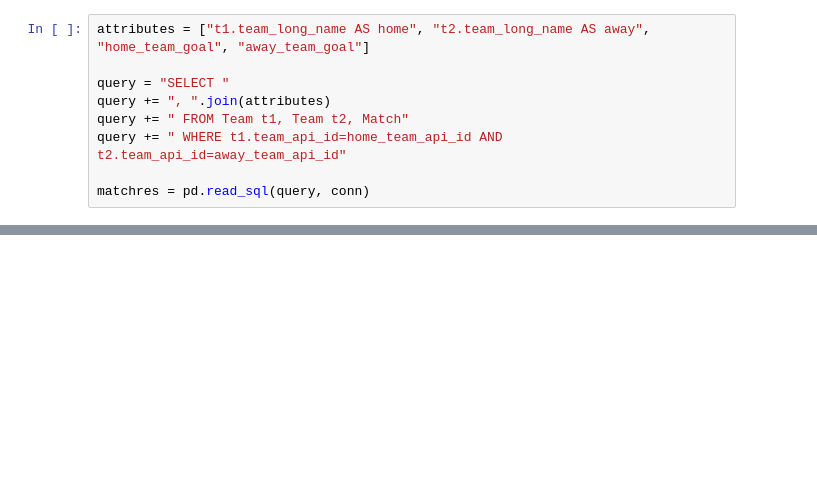
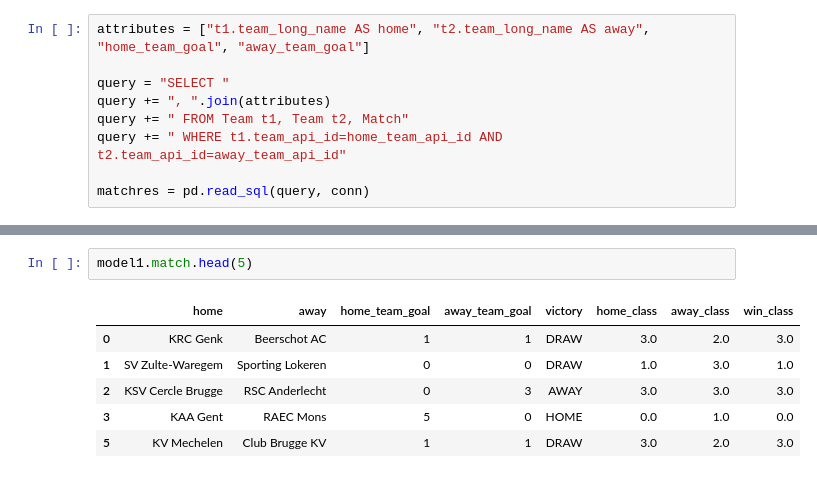
Before and after one commit to chubby47/kaggle_soccer, a Jupyter notebook: problematique_1.ipynb, the cells around one changed output, grey strips where cells are left out. Saved outputs shown, nothing was run; the diff lists cells and outputs as text; blank space fills up the shorter version.

```diff
--- a/problematique_1.ipynb
+++ b/problematique_1.ipynb
@@ -501,0 +567,9 @@ il y a 25979 matches
+# %%
+model1.match.head(5)
+# %% [output]
+|  | home | away | home_team_goal | away_team_goal | victory | home_class | away_class | win_class |
+| 0 | KRC Genk | Beerschot AC | 1 | 1 | DRAW | 3.0 | 2.0 | 3.0 |
+| 1 | SV Zulte-Waregem | Sporting Lokeren | 0 | 0 | DRAW | 1.0 | 3.0 | 1.0 |
+| 2 | KSV Cercle Brugge | RSC Anderlecht | 0 | 3 | AWAY | 3.0 | 3.0 | 3.0 |
+| 3 | KAA Gent | RAEC Mons | 5 | 0 | HOME | 0.0 | 1.0 | 0.0 |
+| 5 | KV Mechelen | Club Brugge KV | 1 | 1 | DRAW | 3.0 | 2.0 | 3.0 |
```
Also changed, not shown: parts of 5 cells of this notebook.
